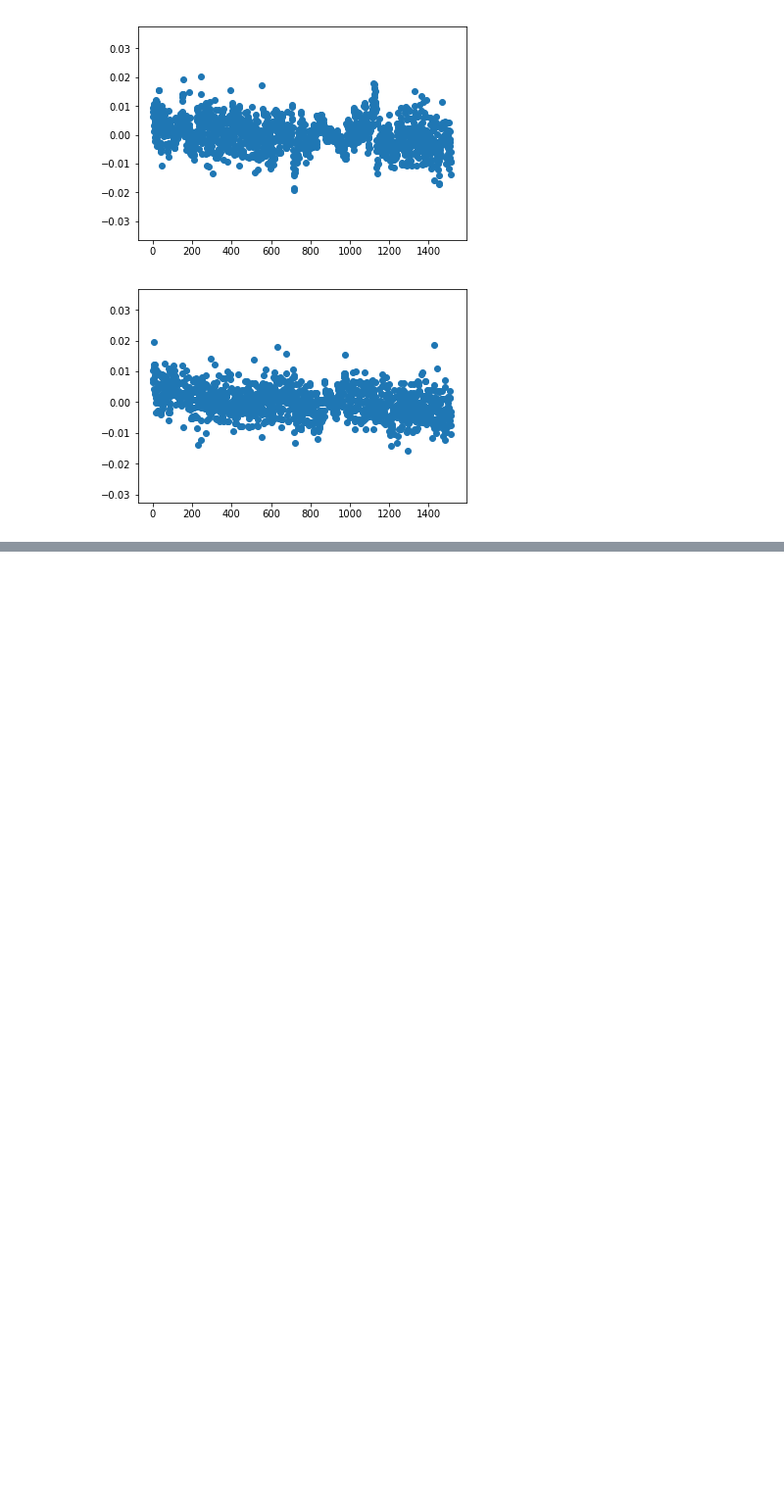
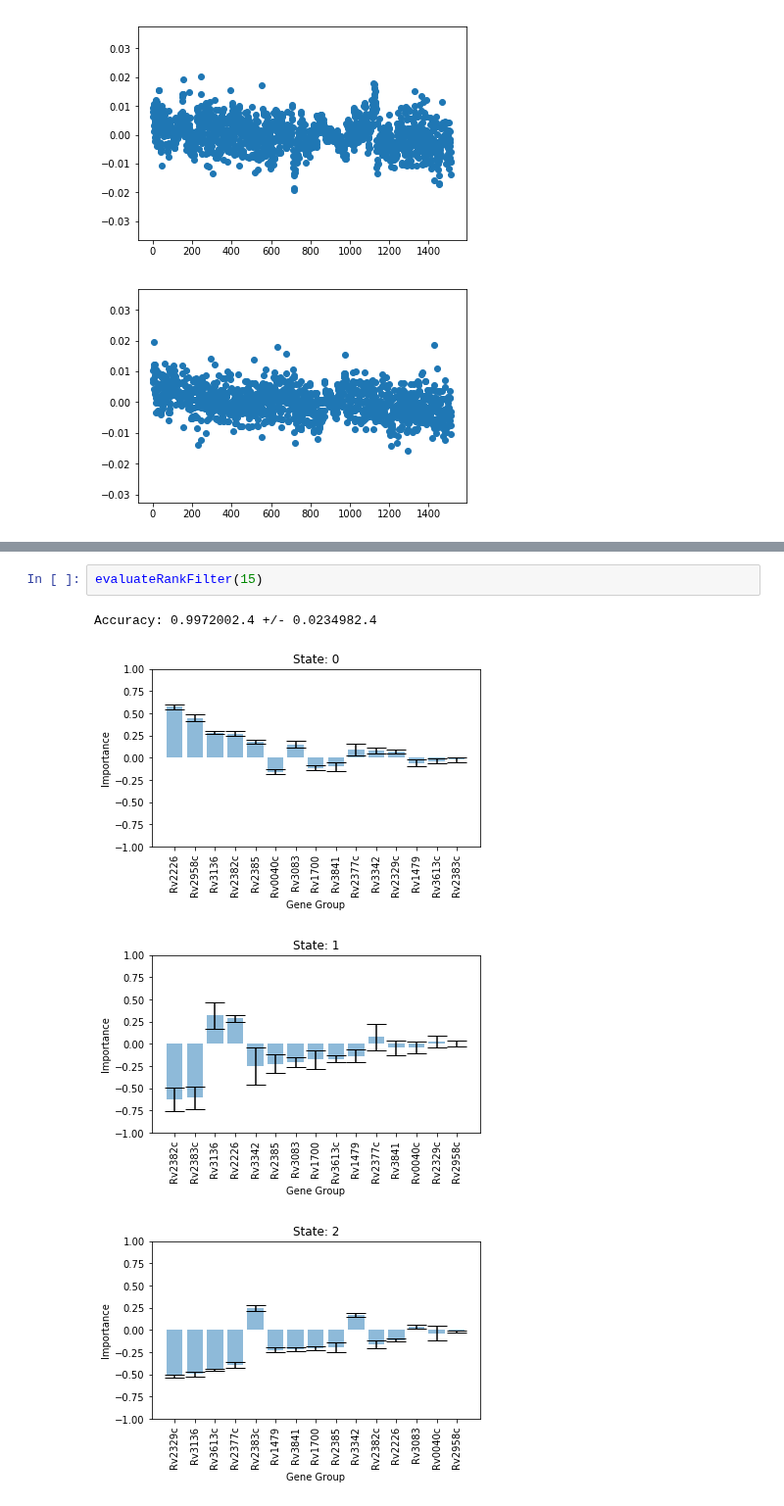
Before and after one commit to uwescience/old_xstate, a Jupyter notebook: notebooks/SVM Classification.ipynb, the cells around one changed output, grey strips where cells are left out. Shown at 98% size. Saved outputs shown, nothing was run; the diff lists cells and outputs as text; blank space fills up the shorter version.

```diff
--- a/notebooks/SVM Classification.ipynb
+++ b/notebooks/SVM Classification.ipynb
@@ -118,0 +128,7 @@ Accuracy: 0.9440002.4 +/- 0.0898002.4
+# %%
+evaluateRankFilter(15)
+# %% [output]
+Accuracy: 0.9972002.4 +/- 0.0234982.4
+[figure, added]
+[figure, added]
+[figure, added]
```
Also changed, not shown: parts of 8 cells of this notebook.
